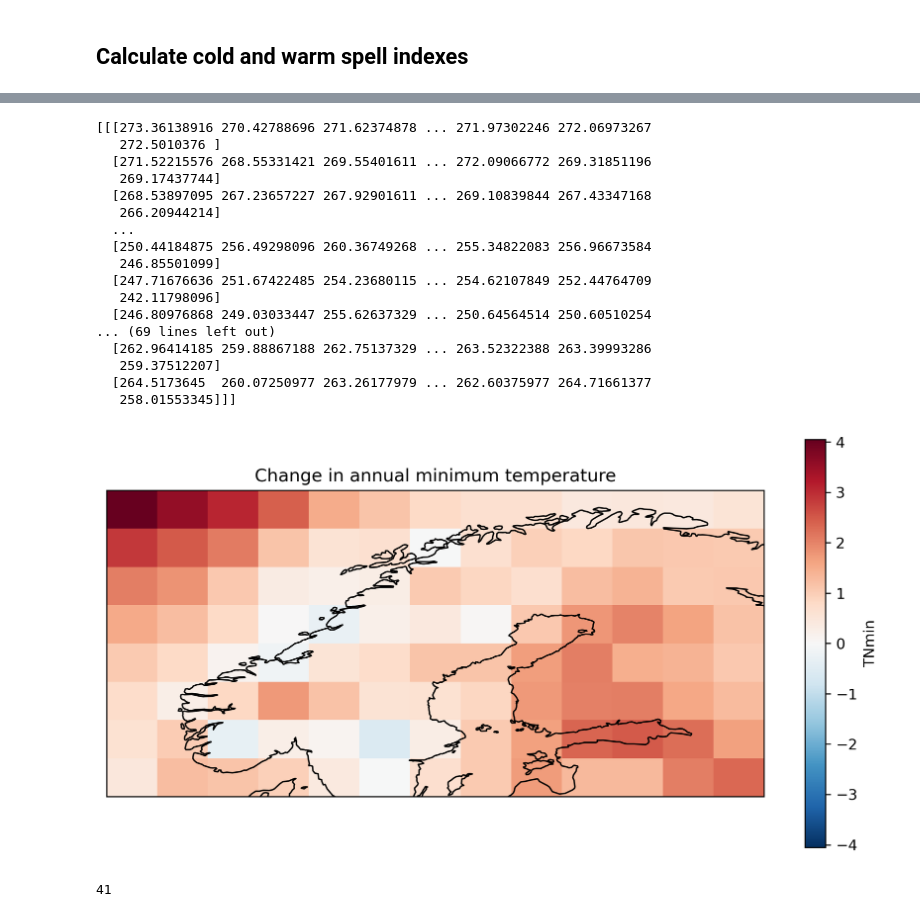
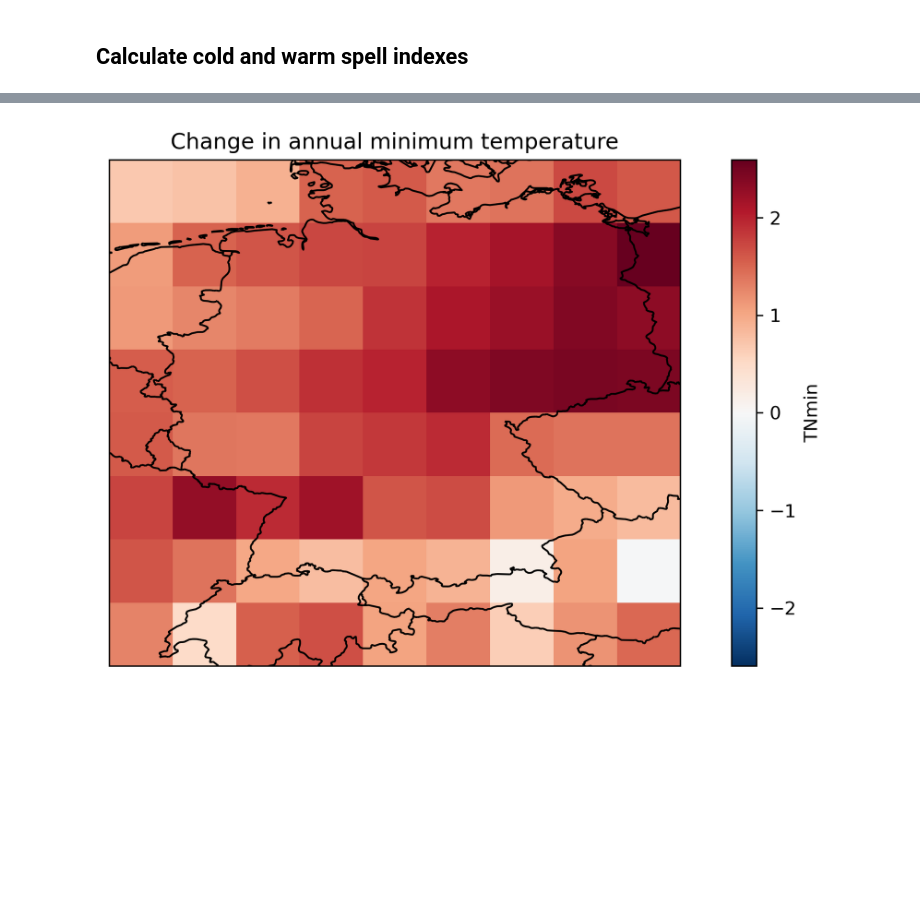
Before and after one commit to astridbg/T3_decision_tools, a Jupyter notebook: temp_climate_indices.ipynb, the cells around one changed output, grey strips where cells are left out. Cells and saved outputs as stored; diff of their text form; code cells hidden in the pictures; blank space fills up the shorter version.

Commit message:
Updates for diffrent data use and additional visualization plots

```diff
--- a/temp_climate_indices.ipynb
+++ b/temp_climate_indices.ipynb
@@ -179,8 +178,8 @@ CMIP6 data downloaded from https://esgf-node.ipsl.upmc.fr/search/cmip6-ipsl/
 # %%
 # Define dataset specifics
 
-model_scenario_name = 'NorESM2-LM_ssp126' # Choose a model and SSP scenario
-area_name = 'norway' # Choose an area
+model_scenario_name = 'MRI-ESM2-0_ssp245' # Choose a model and SSP scenario
+area_name = 'germany' # Choose an area
 
 # Defines start and end of time slice by picking 20 years before and 20 years after abrupt SPG cooling
 if model_scenario_name == 'NorESM2-LM_ssp126':
@@ -189,7 +188,7 @@ if model_scenario_name == 'NorESM2-LM_ssp126':
 elif model_scenario_name == 'CESM2-WACCM_ssp126':
     start_time = '2020-01-01'; end_time = '2060-01-01'
     time_array = np.arange(2020, 2060, 1)
-elif model_scenario_name == 'MRI-ESM2_ssp245':
+elif model_scenario_name == 'MRI-ESM2-0_ssp245':
     start_time = '2020-01-01'; end_time = '2060-01-01'
     time_array = np.arange(2020, 2060, 1)
 else:
@@ -201,6 +200,9 @@ if area_name == 'norway':
 elif area_name == 'germany':
     southern_lat = 46.5; northern_lat = 55.5
     western_lon = 5; eastern_lon = 15
+elif area_name == 'europe':
+    southern_lat = 37; northern_lat = 72
+    western_lon = 310; eastern_lon = 33
 elif area_name == 'global':
     southern_lat = -90; northern_lat = 90
     western_lon = 0; eastern_lon = 360
@@ -474,43 +461,26 @@ Dataset saved
 # %%
 ds = xr.open_dataset(save_folder+'TNmin_'+area_name+'_'+model_scenario_name+'.nc')
 data = ds.TNmin
-print(data.values)
 fig = plt.figure(1, figsize=(10,5),dpi=300)
 ax = plt.subplot(1,1,1, projection=ccrs.PlateCarree())
 diff = data.isel(time=slice(20,40)).mean("time") - data.isel(time=slice(0,20)).mean("time")
 map = diff.plot(ax=ax,
                 transform=ccrs.PlateCarree())
 ax.coastlines()
+ax.add_feature(cFeature.BORDERS)
 ax.set_title("Change in annual minimum temperature")
 plt.show()
 fig.clear()
 
 ds = xr.open_dataset(save_folder+'TXmax_'+area_name+'_'+model_scenario_name+'.nc')
 data = ds.TXmax
 fig = plt.figure(1, figsize=(10,5),dpi=300)
 ax = plt.subplot(1,1,1, projection=ccrs.PlateCarree())
 diff = data.isel(time=slice(20,40)).mean("time") - data.isel(time=slice(0,20)).mean("time")
 map = diff.plot(ax=ax,
                 transform=ccrs.PlateCarree())
 ax.coastlines()
+ax.add_feature(cFeature.BORDERS)
 ax.set_title("Change in annual maximum temperature")
 # %% [output]
-[[[273.36138916 270.42788696 271.62374878 ... 271.97302246 272.06973267
-   272.5010376 ]
-  [271.52215576 268.55331421 269.55401611 ... 272.09066772 269.31851196
-   269.17437744]
-  [268.53897095 267.23657227 267.92901611 ... 269.10839844 267.43347168
-   266.20944214]
-  ...
-  [250.44184875 256.49298096 260.36749268 ... 255.34822083 256.96673584
-   246.85501099]
-  [247.71676636 251.67422485 254.23680115 ... 254.62107849 252.44764709
-   242.11798096]
-  [246.80976868 249.03033447 255.62637329 ... 250.64564514 250.60510254
-... (69 lines left out)
-  [262.96414185 259.88867188 262.75137329 ... 263.52322388 263.39993286
-   259.37512207]
-  [264.5173645  260.07250977 263.26177979 ... 262.60375977 264.71661377
-   258.01553345]]]
-[figure, old version]
+[figure, new version]
-41
```
Also changed, not shown: parts of 8 cells of this notebook, 7 other files.
